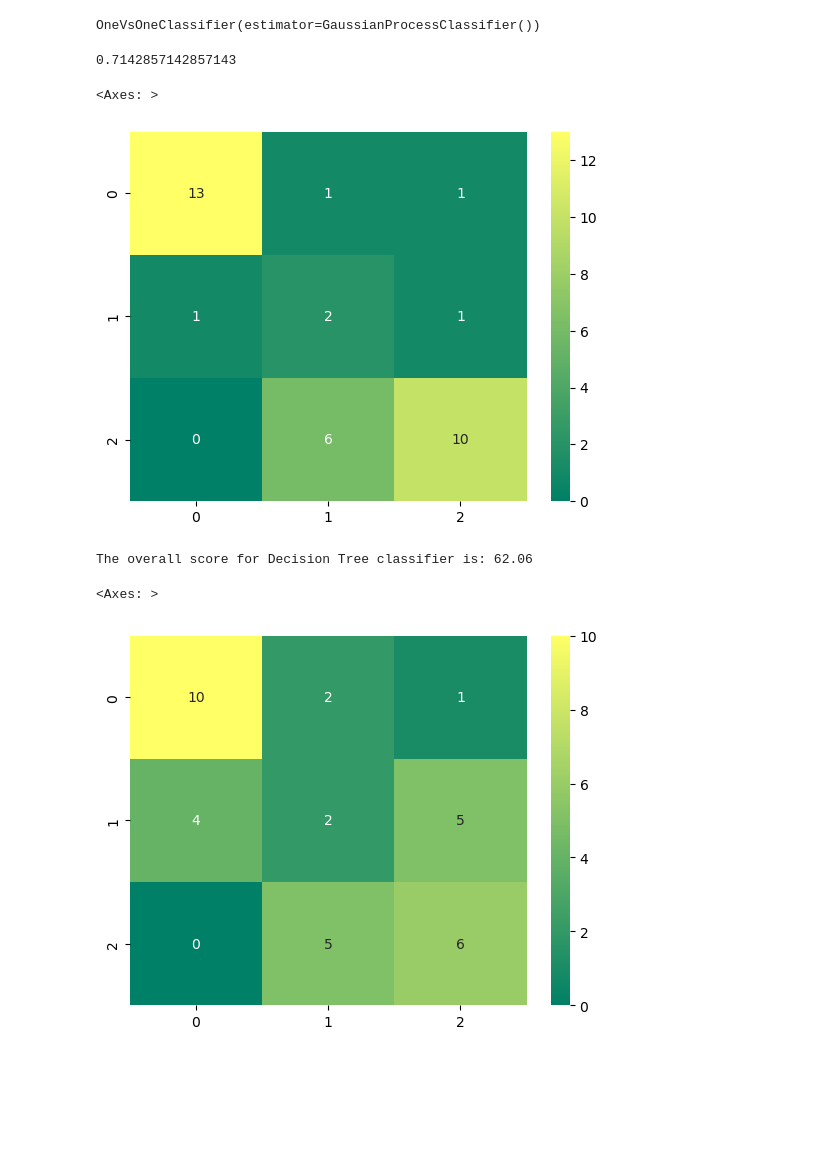
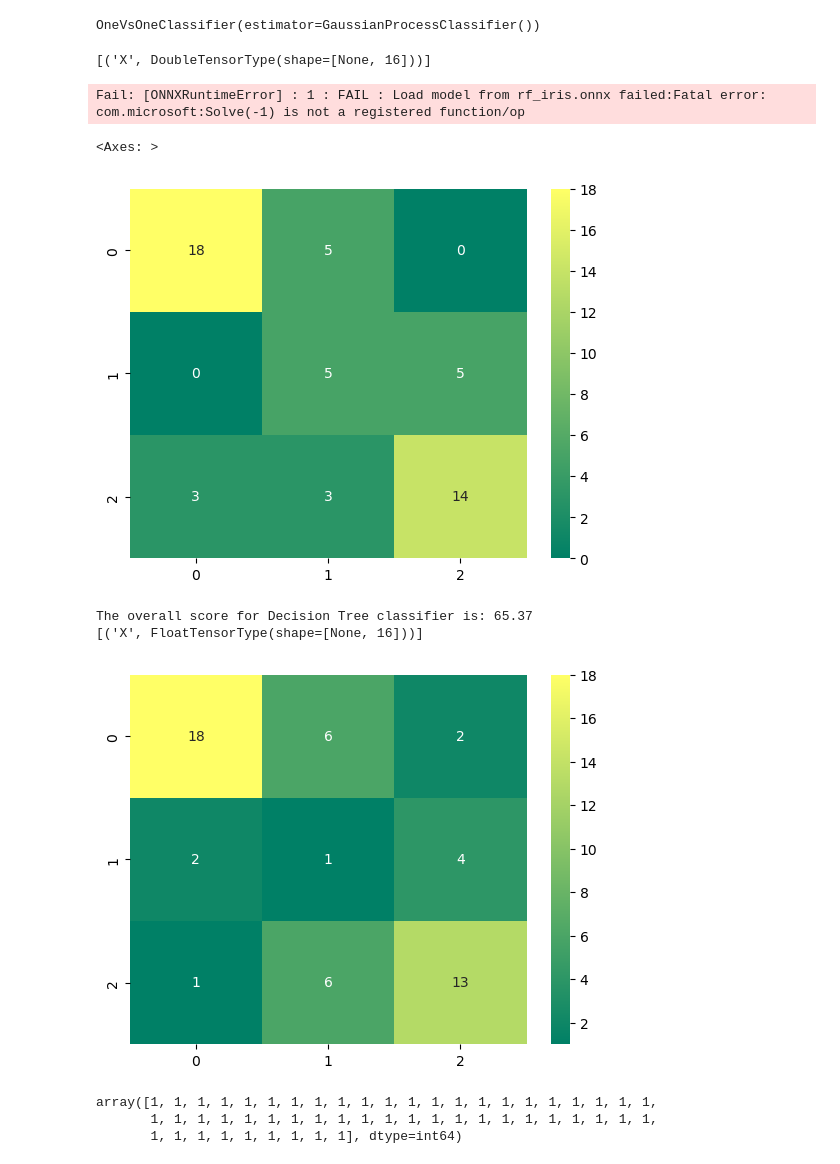
Before and after one commit to emnigma/mri-data-ml, a Jupyter notebook: main.ipynb, the cells around one changed output. Drawn from its saved outputs; the diff is of its cells as text; code cells hidden in the pictures; blank space fills up the shorter version.

```diff
--- a/main.ipynb
+++ b/main.ipynb
@@ -116,7 +204,11 @@ plt.show()
 from sklearn.model_selection import train_test_split
 from sklearn.preprocessing import StandardScaler
 
-X, y = df.drop(["subject", "QA"], axis=1), df["QA"]
+from ml.utils import load_dataset
+
+# X, y = df.drop(["subject", "QA"], axis=1), df["QA"]
+
+X, y = load_dataset()
 
 X = StandardScaler().fit_transform(X, y)
 
@@ -124,10 +216,9 @@ X_train, X_test, y_train, y_test = train_test_split(
     X, y, test_size=0.2, random_state=42, stratify=y
 )
 
-# scaler = StandardScaler().fit(X_train, y_train)
-
-# X_train = scaler.transform(X_train)
-# X_test = scaler.transform(X_test)
+scaler = StandardScaler()
+X_train = scaler.fit_transform(X_train)
+X_test = scaler.transform(X_test)
 # %%
 from sklearn.multiclass import OneVsOneClassifier
 from sklearn.svm import SVC
@@ -139,39 +230,73 @@ ovo = OneVsOneClassifier(estimator=GaussianProcessClassifier())
 ovo.fit(X_train, y_train)
 # %% [output]
 OneVsOneClassifier(estimator=GaussianProcessClassifier())
-# %%
-from sklearn.metrics import accuracy_score
-
-y_pred = ovo.predict(X_test)
-score = accuracy_score(y_pred=y_pred, y_true=y_test)
-score
-# %% [output]
-0.7142857142857143
+# %%
+from sklearn.metrics import accuracy_score
+
+from ml.utils import load_dataset
+
+y_pred = ovo.predict(X_test)
+score = accuracy_score(y_pred=y_pred, y_true=y_test)
+score
+
+# Convert into ONNX format.
+from skl2onnx import to_onnx
+
+data, target = load_dataset()
+train_x, valid_x, train_y, valid_y = train_test_split(
+    data, target, test_size=0.2, stratify=target
+)
+
+
+onx = to_onnx(ovo, data[:1].to_numpy())
+with open("rf_iris.onnx", "wb") as f:
+    f.write(onx.SerializeToString())
+# %% [output]
+[('X', DoubleTensorType(shape=[None, 16]))]
+# %%
+# Compute the prediction with onnxruntime.
+import onnxruntime as rt
+
+sess = rt.InferenceSession("rf_iris.onnx")
+input_name = sess.get_inputs()[0].name
+label_name = sess.get_outputs()[0].name
+pred_onx = sess.run([label_name], {input_name: valid_x.astype(np.float32)})[0]
+# %% [output]
+Fail: [ONNXRuntimeError] : 1 : FAIL : Load model from rf_iris.onnx failed:Fatal error: com.microsoft:Solve(-1) is not a registered function/op
 # %%
 from sklearn.metrics import confusion_matrix  # for confusion matrix
 
 sns.heatmap(confusion_matrix(y_pred, y_test), annot=True, cmap="summer")
 # %% [output]
 <Axes: >
-[figure, old version]
+[figure, new version]
 # %%
 from sklearn.model_selection import KFold, cross_val_predict, cross_val_score
 from sklearn.tree import DecisionTreeClassifier
 
 model = DecisionTreeClassifier(
     criterion="gini", min_samples_split=10, min_samples_leaf=1, max_depth=20
 )
 model.fit(X_train, y_train)
 dt_pred = model.predict(X_test)
 kfold = KFold(n_splits=10)  # k=10, split the data into 10 equal parts
 result_tree = cross_val_score(model, X, y, cv=10, scoring="accuracy")
 print(
     "The overall score for Decision Tree classifier is:",
     round(result_tree.mean() * 100, 2),
 )
 y_pred = cross_val_predict(model, X, y, cv=10)
 sns.heatmap(confusion_matrix(dt_pred, y_test), annot=True, cmap="summer")
+
+train_x, valid_x, train_y, valid_y = train_test_split(
+    data, target, test_size=0.2, stratify=target
+)
+
+
+onx = to_onnx(model, data[:1].to_numpy().astype(np.float32))
+with open("rf_iris.onnx", "wb") as f:
+    f.write(onx.SerializeToString())
 # %% [output]
-The overall score for Decision Tree classifier is: 62.06
+The overall score for Decision Tree classifier is: 65.37
+[('X', FloatTensorType(shape=[None, 16]))]
-<Axes: >
-[figure, old version]
+[figure, new version]
@@ -177,0 +312,6 @@ The overall score for Decision Tree classifier is: 62.06
+# %%
+pred_onx
+# %% [output]
+array([1, 1, 1, 1, 1, 1, 1, 1, 1, 1, 1, 1, 1, 1, 1, 1, 1, 1, 1, 1, 1, 1,
+       1, 1, 1, 1, 1, 1, 1, 1, 1, 1, 1, 1, 1, 1, 1, 1, 1, 1, 1, 1, 1, 1,
+       1, 1, 1, 1, 1, 1, 1, 1, 1], dtype=int64)
```
Also changed, not shown: parts of 13 cells of this notebook.
